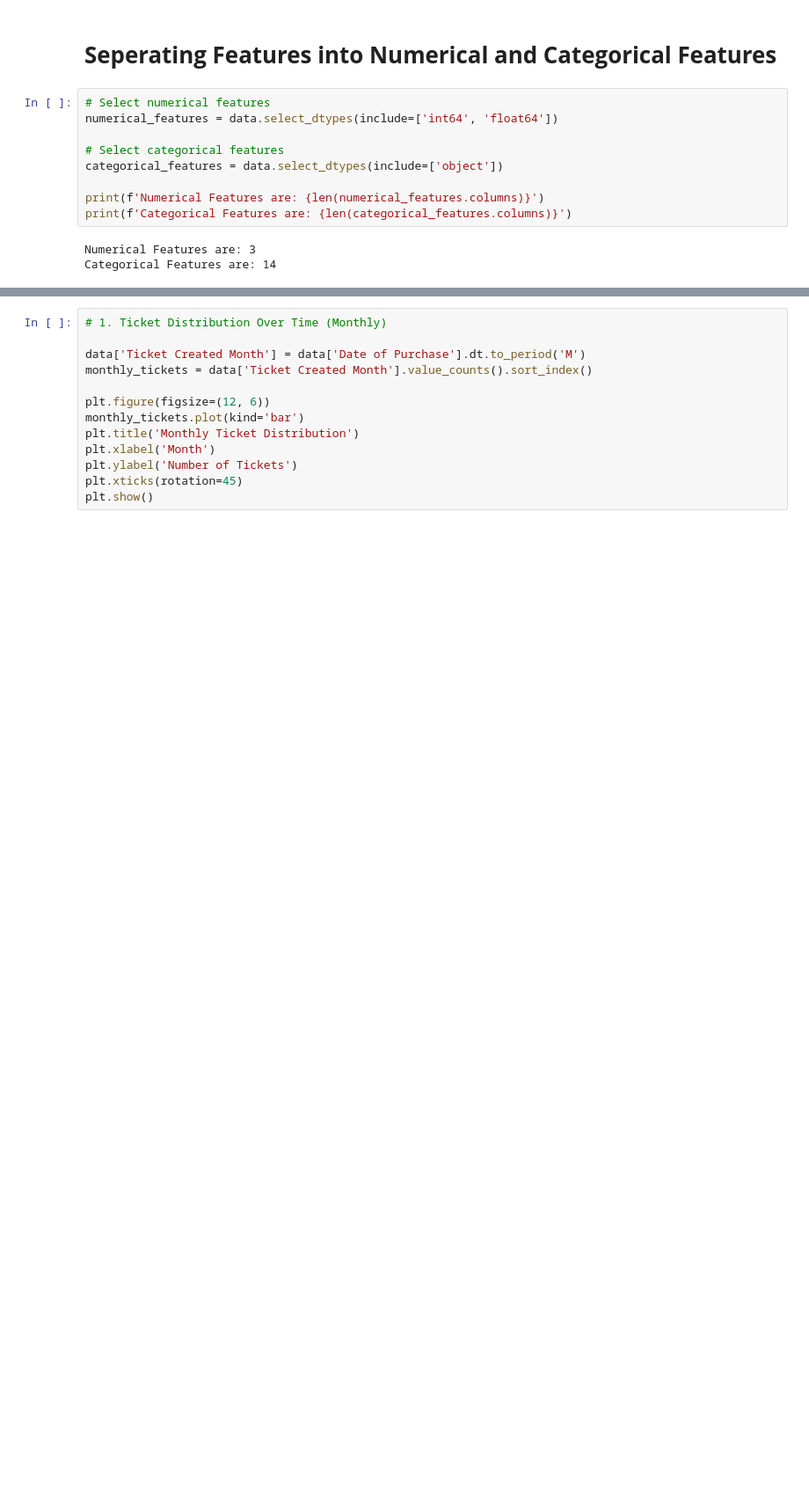
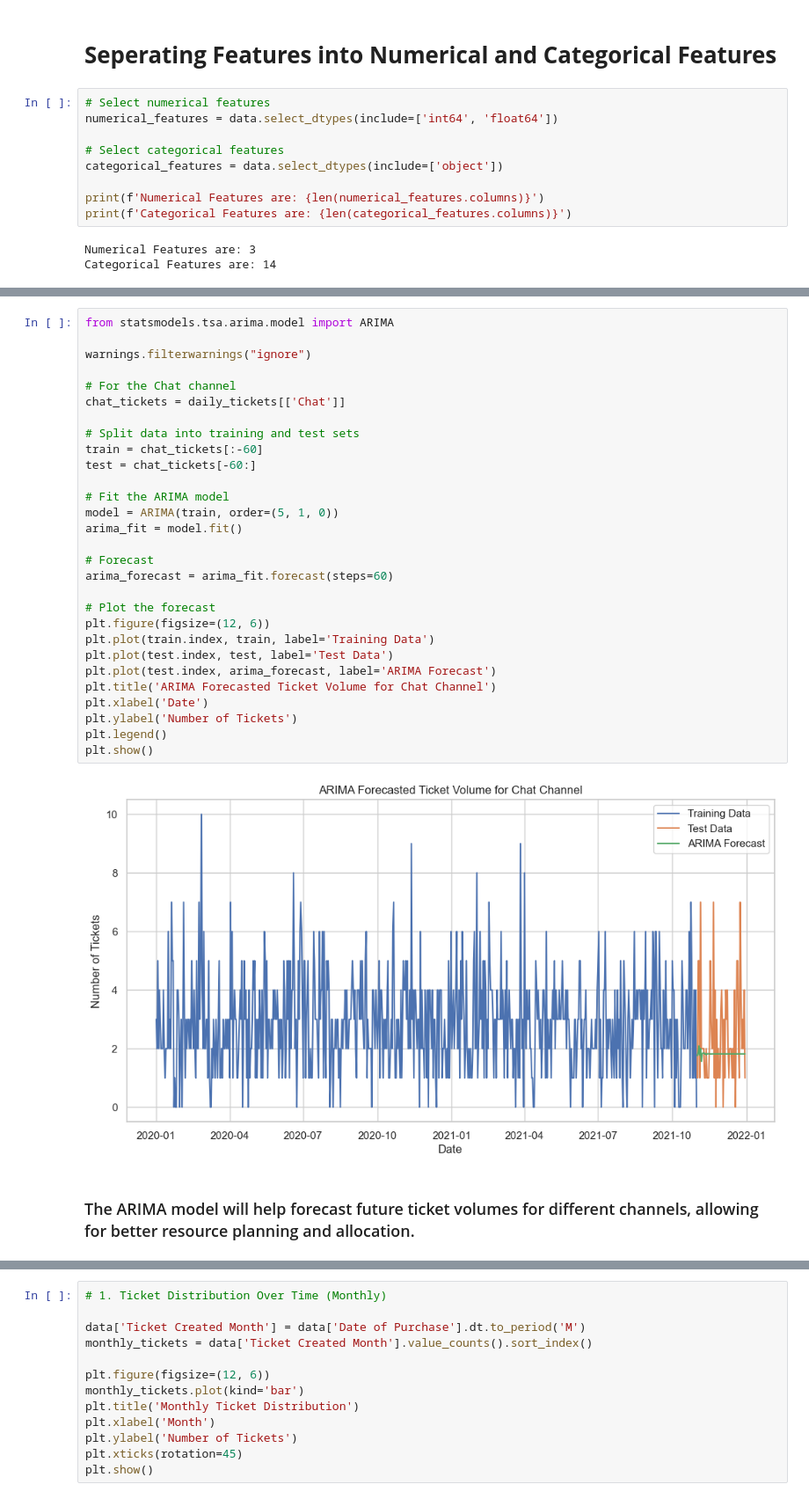
Before and after one commit to CCT-Dublin/capstone-project-feb-2024-pt-denissegarciavivolo, a Jupyter notebook: CA2_CapstoneProject_Denisse_Garcia.ipynb, the cells around one changed output, grey strips where cells are left out. Shown at 88% size. Cells and saved outputs as stored; diff of their text form; blank space fills up the shorter version.

```diff
--- a/CA2_CapstoneProject_Denisse_Garcia.ipynb
+++ b/CA2_CapstoneProject_Denisse_Garcia.ipynb
@@ -297,0 +517,33 @@ plt.show()
+# %%
+from statsmodels.tsa.arima.model import ARIMA
+
+warnings.filterwarnings("ignore")
+
+# For the Chat channel
+chat_tickets = daily_tickets[['Chat']]
+
+# Split data into training and test sets
+train = chat_tickets[:-60]
+test = chat_tickets[-60:]
+
+# Fit the ARIMA model
+model = ARIMA(train, order=(5, 1, 0))
+arima_fit = model.fit()
+
+# Forecast
+arima_forecast = arima_fit.forecast(steps=60)
+
+# Plot the forecast
+plt.figure(figsize=(12, 6))
+plt.plot(train.index, train, label='Training Data')
+plt.plot(test.index, test, label='Test Data')
+plt.plot(test.index, arima_forecast, label='ARIMA Forecast')
+plt.title('ARIMA Forecasted Ticket Volume for Chat Channel')
+plt.xlabel('Date')
+plt.ylabel('Number of Tickets')
+plt.legend()
+plt.show()
+# %% [output]
+[figure, added]
+# %% [markdown]
+### The ARIMA model will help forecast future ticket volumes for different channels, allowing for better resource planning and allocation.
```
Also changed, not shown: parts of 77 cells of this notebook.
